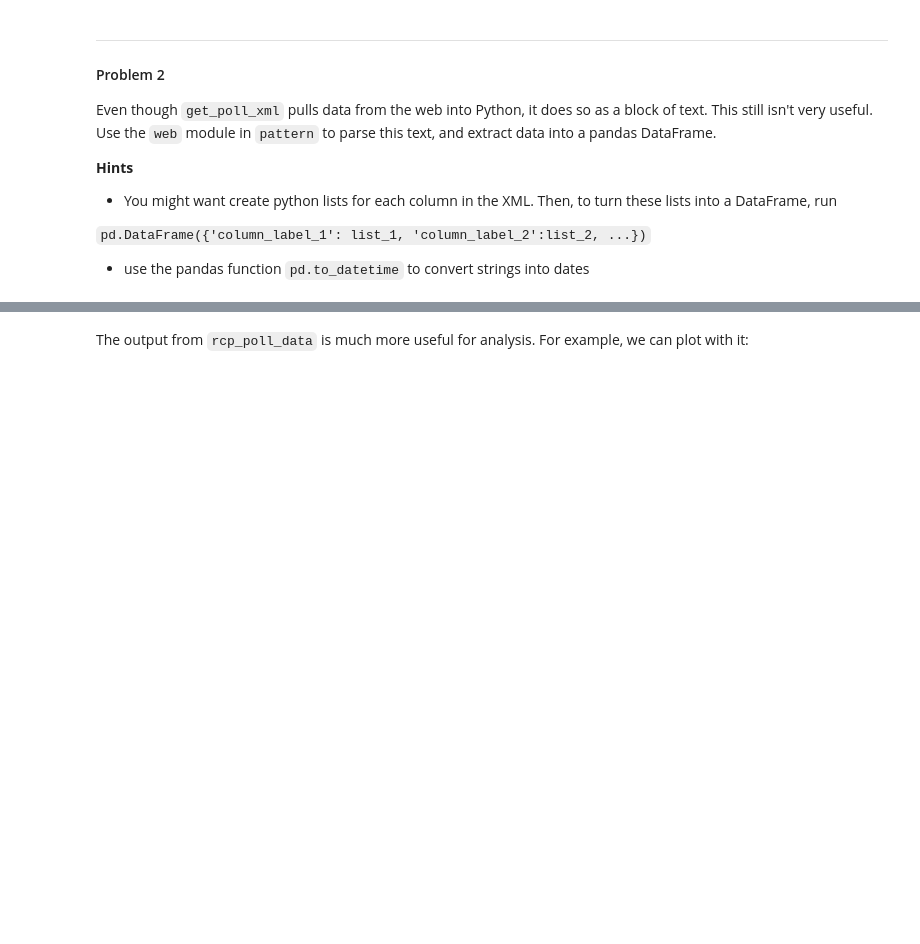
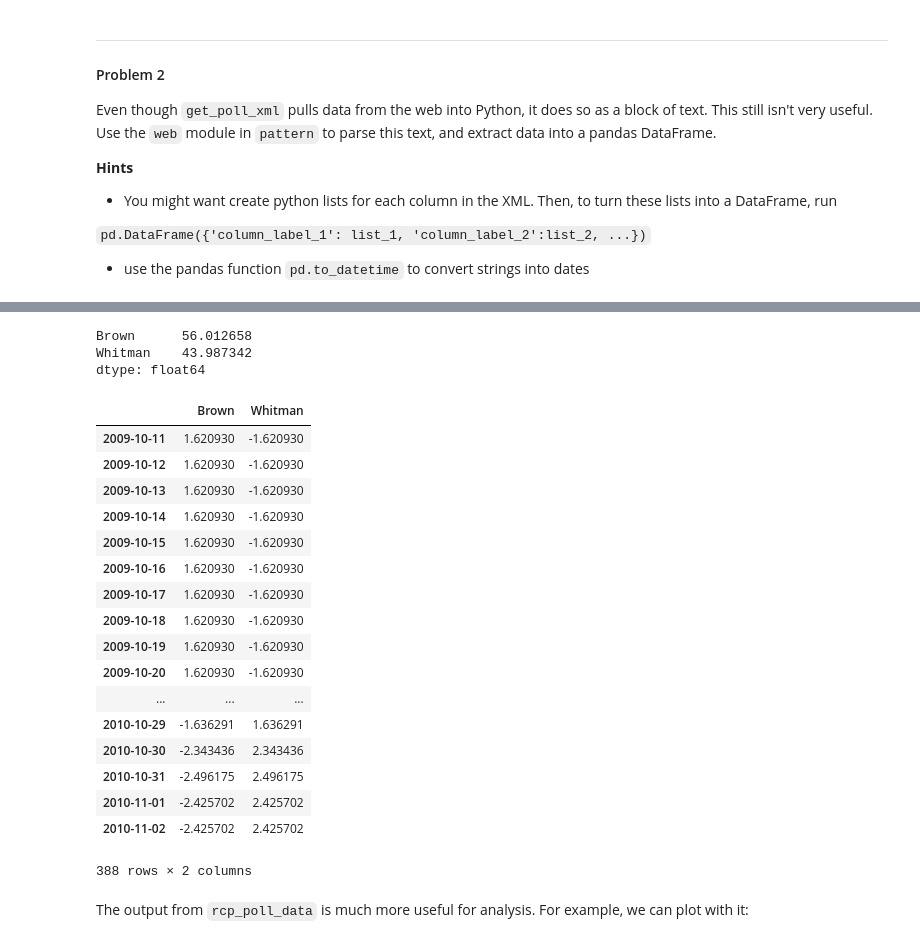
Before and after one commit to joaoDragado/dSc_roadmap, a Jupyter notebook: projects/Governor_races_Polling.ipynb, the cells around one changed output, grey strips where cells are left out. Drawn from its saved outputs; the diff is of its cells as text; code cells hidden in the pictures; blank space fills up the shorter version.

```diff
--- a/projects/Governor_races_Polling.ipynb
+++ b/projects/Governor_races_Polling.ipynb
@@ -196 +196,5 @@ def rcp_poll_data(xml_txt):
     return pd.DataFrame(dct, index=dtm)
+# %%
+df = rcp_poll_data(get_poll_xml(1113))
+df = df.resample('D').mean().dropna()
+df.head()
@@ -197,3 +228,31 @@ def rcp_poll_data(xml_txt):
+# %%
+res = pd.Series(result)
+res
+# %% [output]
+Brown      56.012658
+Whitman    43.987342
+dtype: float64
+# %%
+corr.sub(res)
+# %% [output]
+|  | Brown | Whitman |
+| 2009-10-11 | 1.620930 | -1.620930 |
+| 2009-10-12 | 1.620930 | -1.620930 |
+| 2009-10-13 | 1.620930 | -1.620930 |
+| 2009-10-14 | 1.620930 | -1.620930 |
+| 2009-10-15 | 1.620930 | -1.620930 |
+| 2009-10-16 | 1.620930 | -1.620930 |
+| 2009-10-17 | 1.620930 | -1.620930 |
+| 2009-10-18 | 1.620930 | -1.620930 |
+| 2009-10-19 | 1.620930 | -1.620930 |
+| 2009-10-20 | 1.620930 | -1.620930 |
+| ... | ... | ... |
+| 2010-10-29 | -1.636291 | 1.636291 |
+| 2010-10-30 | -2.343436 | 2.343436 |
+| 2010-10-31 | -2.496175 | 2.496175 |
+| 2010-11-01 | -2.425702 | 2.425702 |
+| 2010-11-02 | -2.425702 | 2.425702 |
+388 rows × 2 columns
 # %% [markdown]
 The output from `rcp_poll_data` is much more useful for analysis. For example, we can plot with it:
 # %%
```
Also changed, not shown: parts of 19 cells of this notebook.
